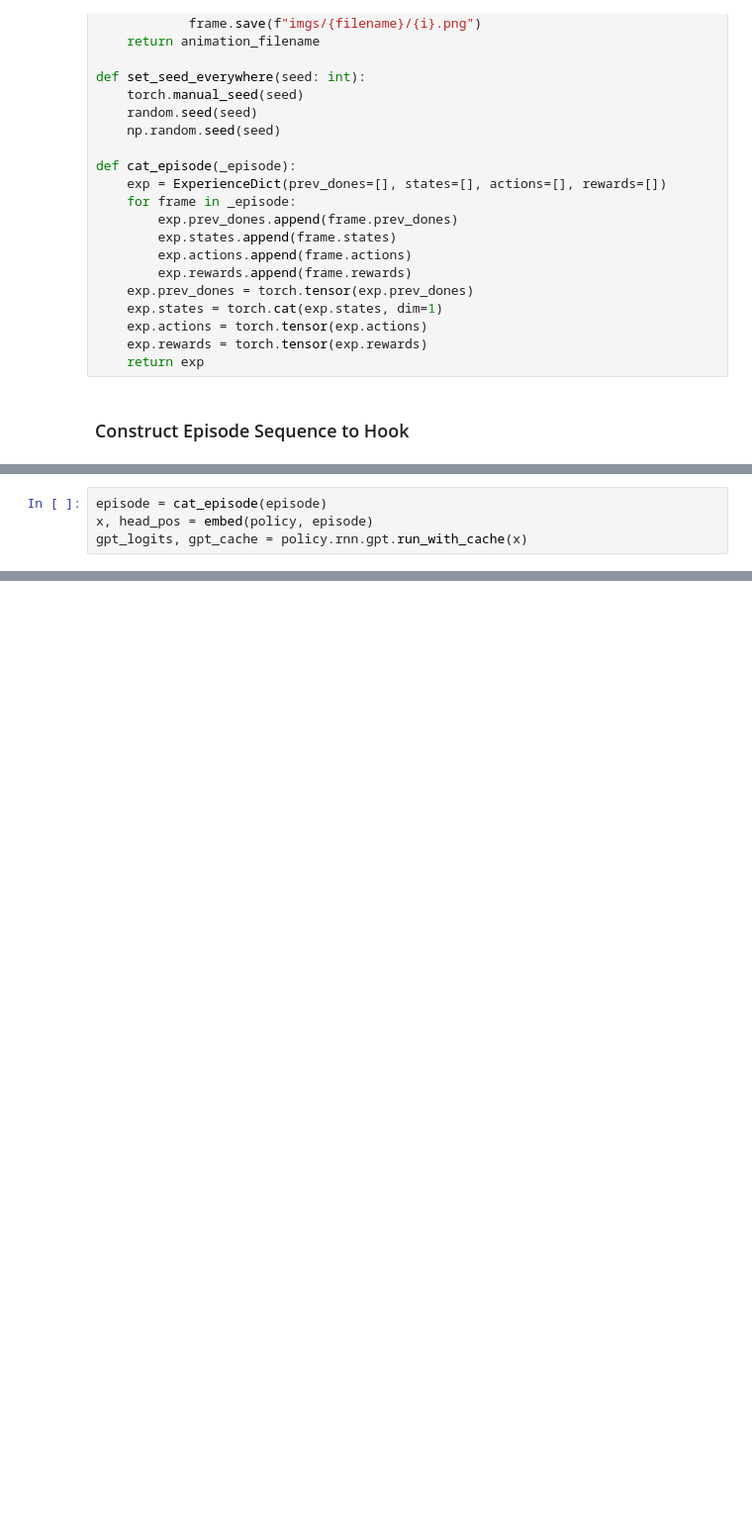
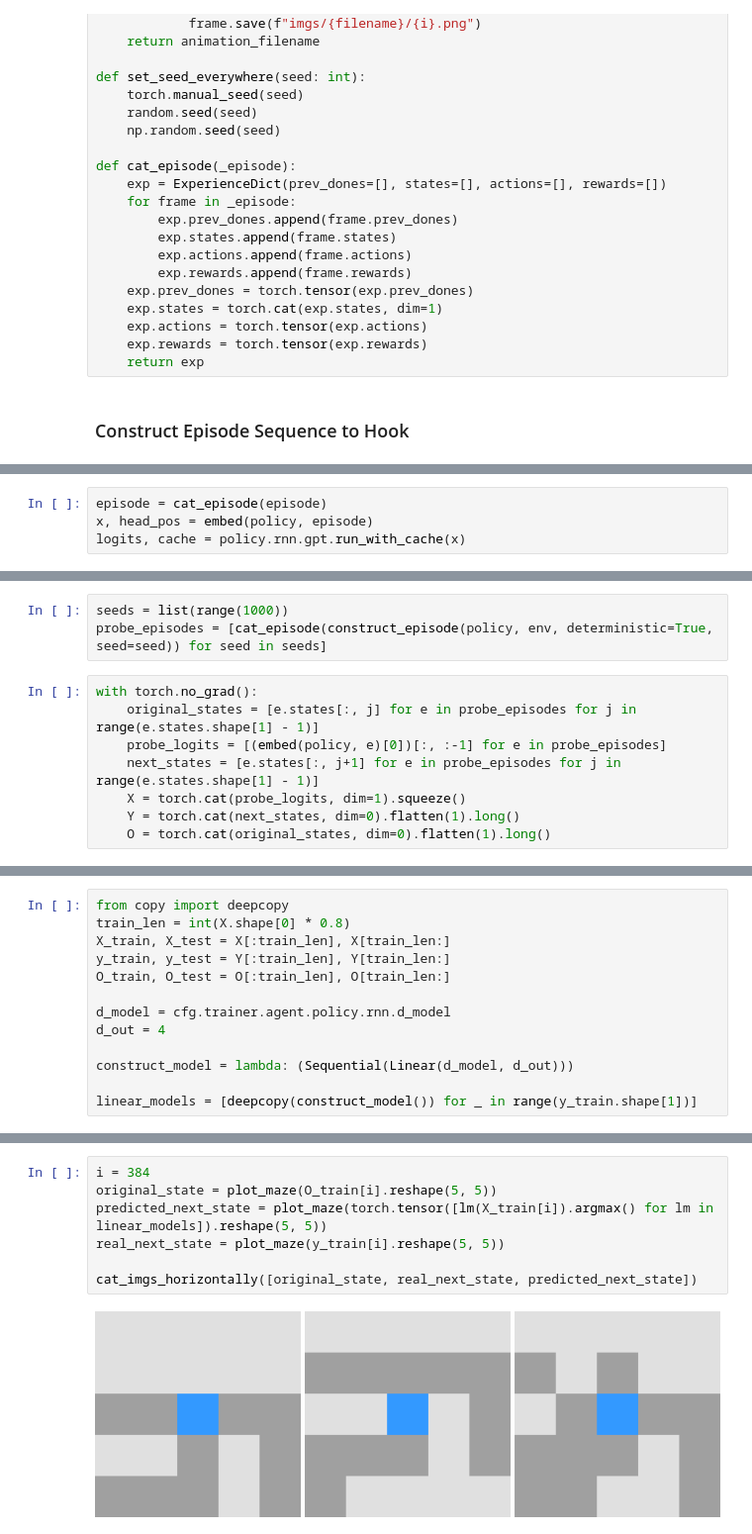
Before and after one commit to pranav-putta/aj3-maze, a Jupyter notebook: notebooks/explore-transformer.ipynb, the cells around one changed output, grey strips where cells are left out. Shown at 99% size. Saved outputs shown, nothing was run; the diff lists cells and outputs as text; blank space fills up the shorter version.

```diff
--- a/notebooks/explore-transformer.ipynb
+++ b/notebooks/explore-transformer.ipynb
@@ -257,6 +285,6 @@ Episode of Length 6. Observations are of shape 5x5
 # %%
 episode = cat_episode(episode)
 x, head_pos = embed(policy, episode)
-gpt_logits, gpt_cache = policy.rnn.gpt.run_with_cache(x)
+logits, cache = policy.rnn.gpt.run_with_cache(x)
 # %%
 #print((gpt_cache.keys()))
@@ -284,0 +315,11 @@ for i in range(act_probs.shape[0]):
+# %%
+seeds = list(range(1000))
+probe_episodes = [cat_episode(construct_episode(policy, env, deterministic=True, seed=seed)) for seed in seeds]
+# %%
+with torch.no_grad():
+    original_states = [e.states[:, j] for e in probe_episodes for j in range(e.states.shape[1] - 1)]
+    probe_logits = [(embed(policy, e)[0])[:, :-1] for e in probe_episodes]
+    next_states = [e.states[:, j+1] for e in probe_episodes for j in range(e.states.shape[1] - 1)]
+    X = torch.cat(probe_logits, dim=1).squeeze()
+    Y = torch.cat(next_states, dim=0).flatten(1).long()
+    O = torch.cat(original_states, dim=0).flatten(1).long()
@@ -284,0 +349,13 @@ for i in range(act_probs.shape[0]):
+# %%
+from copy import deepcopy
+train_len = int(X.shape[0] * 0.8)
+X_train, X_test = X[:train_len], X[train_len:]
+y_train, y_test = Y[:train_len], Y[train_len:]
+O_train, O_test = O[:train_len], O[train_len:]
+
+d_model = cfg.trainer.agent.policy.rnn.d_model
+d_out = 4
+
+construct_model = lambda: (Sequential(Linear(d_model, d_out)))
+
+linear_models = [deepcopy(construct_model()) for _ in range(y_train.shape[1])]
@@ -284,0 +386,9 @@ for i in range(act_probs.shape[0]):
+# %%
+i = 384
+original_state = plot_maze(O_train[i].reshape(5, 5))
+predicted_next_state = plot_maze(torch.tensor([lm(X_train[i]).argmax() for lm in linear_models]).reshape(5, 5))
+real_next_state = plot_maze(y_train[i].reshape(5, 5))
+
+cat_imgs_horizontally([original_state, real_next_state, predicted_next_state])
+# %% [output]
+[figure, added]
```
Also changed, not shown: parts of 10 cells of this notebook, 12 other files.
